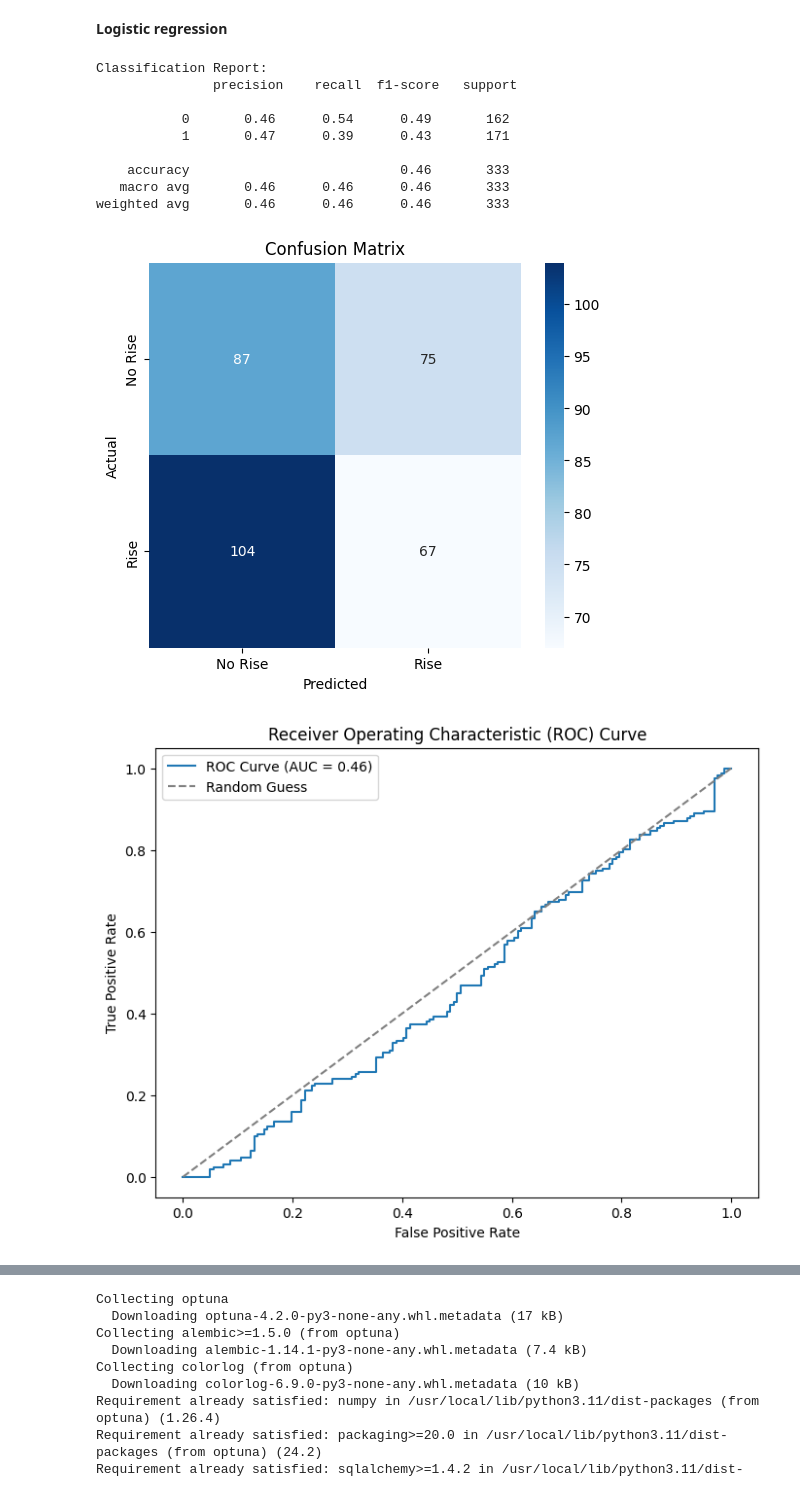
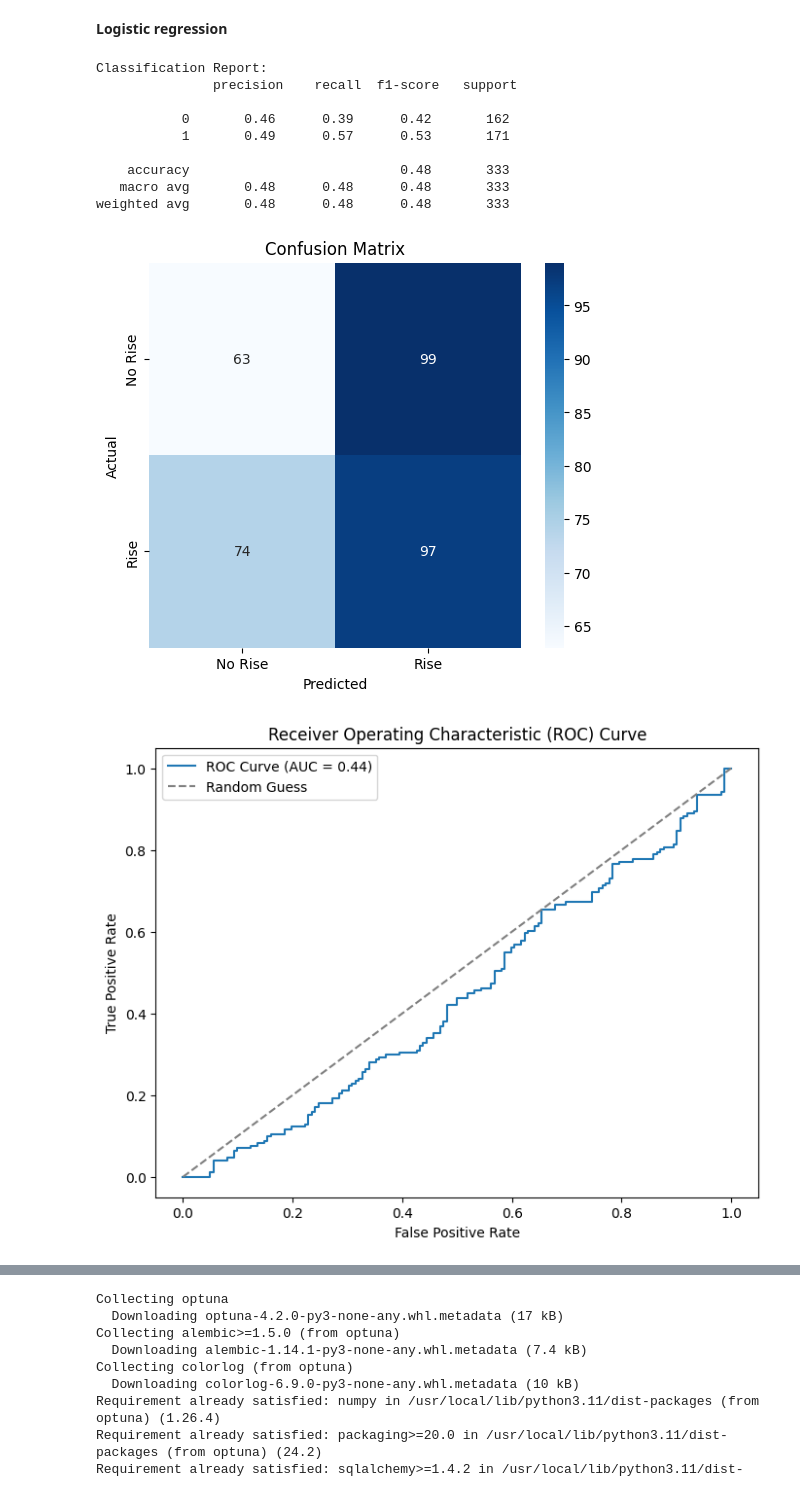
Before and after one commit to camelia409/-Predicting-Tesla-Stock-Price-Using-Machine-Learning, a Jupyter notebook: final.ipynb, the cells around one changed output, grey strips where cells are left out. Drawn from its saved outputs; the diff is of its cells as text; code cells hidden in the pictures.

```diff
--- a/final.ipynb
+++ b/final.ipynb
@@ -1000,7 +991,10 @@ import seaborn as sns
 import matplotlib.pyplot as plt
 
 # Splitting data into features and target
-X = df[['PCA1', 'PCA2']]  # Using PCA-transformed features
+features = ['Open', 'High', 'Low', 'Close', 'Volume',
+            'Open_Close_Spread', 'High_Low_Spread', 'Quarter_End_Flag']
+
+X = df[features]  # Selecting features correctly
 y = df['Target']  # Assuming 'Target' is already created as 1/0 for stock rise/fall
 
 # Train-test split
@@ -1016,37 +1010,37 @@ y_prob = logreg.predict_proba(X_test)[:, 1]
 
 # Classification report
 print("Classification Report:\n", classification_report(y_test, y_pred))
 
 # Confusion matrix
 cm = confusion_matrix(y_test, y_pred)
 plt.figure(figsize=(6, 5))
 sns.heatmap(cm, annot=True, fmt='d', cmap='Blues', xticklabels=['No Rise', 'Rise'], yticklabels=['No Rise', 'Rise'])
 plt.title('Confusion Matrix')
 plt.ylabel('Actual')
 plt.xlabel('Predicted')
 plt.show()
 
 # ROC Curve
 fpr, tpr, thresholds = roc_curve(y_test, y_prob)
 roc_auc = roc_auc_score(y_test, y_prob)
 
 plt.figure(figsize=(8, 6))
 plt.plot(fpr, tpr, label=f'ROC Curve (AUC = {roc_auc:.2f})')
 plt.plot([0, 1], [0, 1], linestyle='--', color='gray', label='Random Guess')
 plt.xlabel('False Positive Rate')
 plt.ylabel('True Positive Rate')
 plt.title('Receiver Operating Characteristic (ROC) Curve')
 plt.legend()
 plt.show()
 # %% [output]
 Classification Report:
                precision    recall  f1-score   support
 
-           0       0.46      0.54      0.49       162
-           1       0.47      0.39      0.43       171
+           0       0.46      0.39      0.42       162
+           1       0.49      0.57      0.53       171
 
-    accuracy                           0.46       333
-   macro avg       0.46      0.46      0.46       333
-weighted avg       0.46      0.46      0.46       333
+    accuracy                           0.48       333
+   macro avg       0.48      0.48      0.48       333
+weighted avg       0.48      0.48      0.48       333
-[figure, old version]
+[figure, new version]
-[figure, old version]
+[figure, new version]
```
Also changed, not shown: parts of 42 cells of this notebook.
